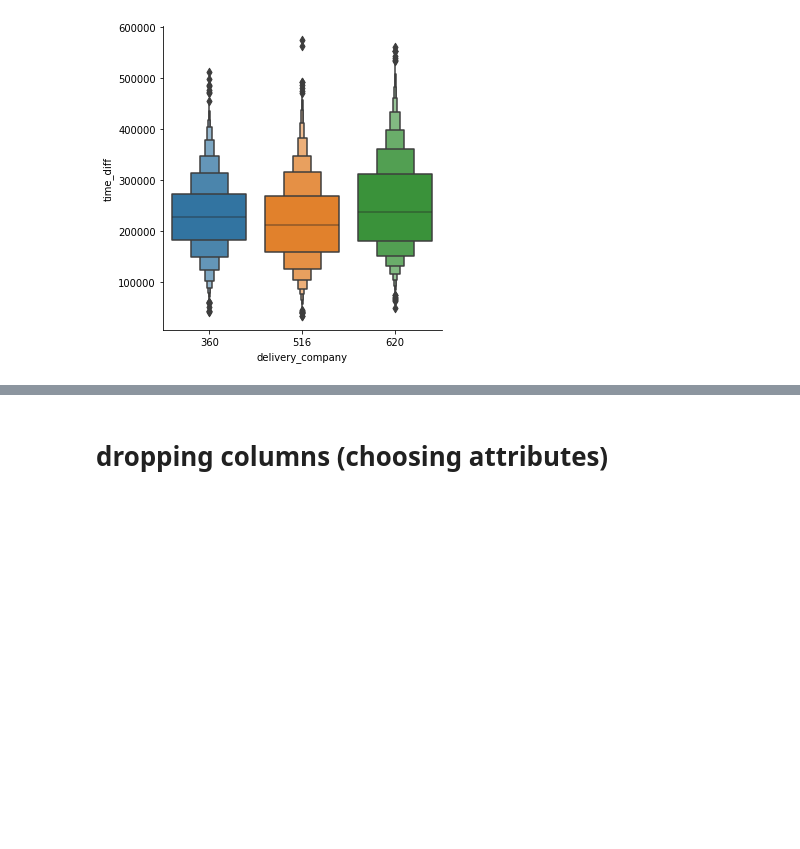
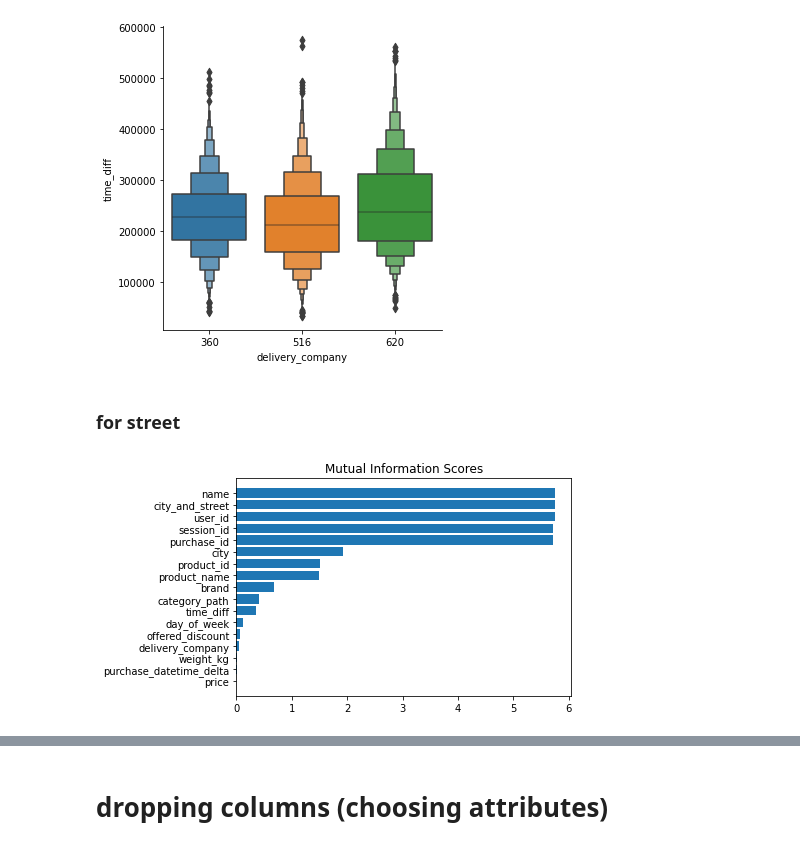
Before and after one commit to milosz-l/delivery-time, a Jupyter notebook: data_analysis.ipynb, the cells around one changed output, grey strips where cells are left out. Drawn from its saved outputs; the diff is of its cells as text; code cells hidden in the pictures; blank space fills up the shorter version.

```diff
--- a/data_analysis.ipynb
+++ b/data_analysis.ipynb
@@ -719,2 +733,9 @@ g = sns.catplot(x='delivery_company', y='time_diff', data=df, kind='boxen')
 # %% [output]
 [figure]
+# %% [markdown]
+### for street
+# %%
+if MAKE_PLOTS:
+    plot_mi_for_col(mi_score_df, 'street', reg_version=False)
+# %% [output]
+[figure, added]
```
Also changed, not shown: parts of 59 cells of this notebook.
